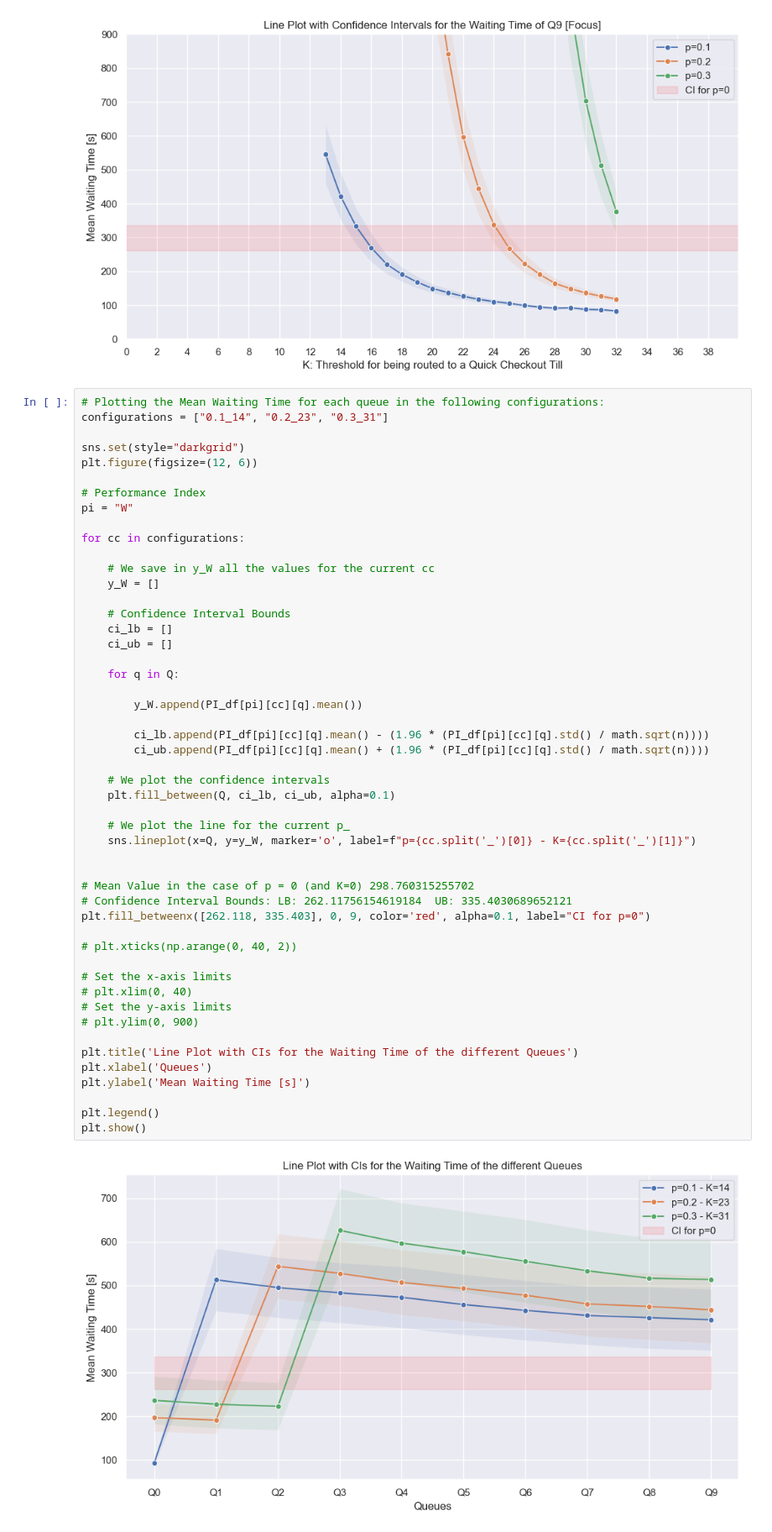
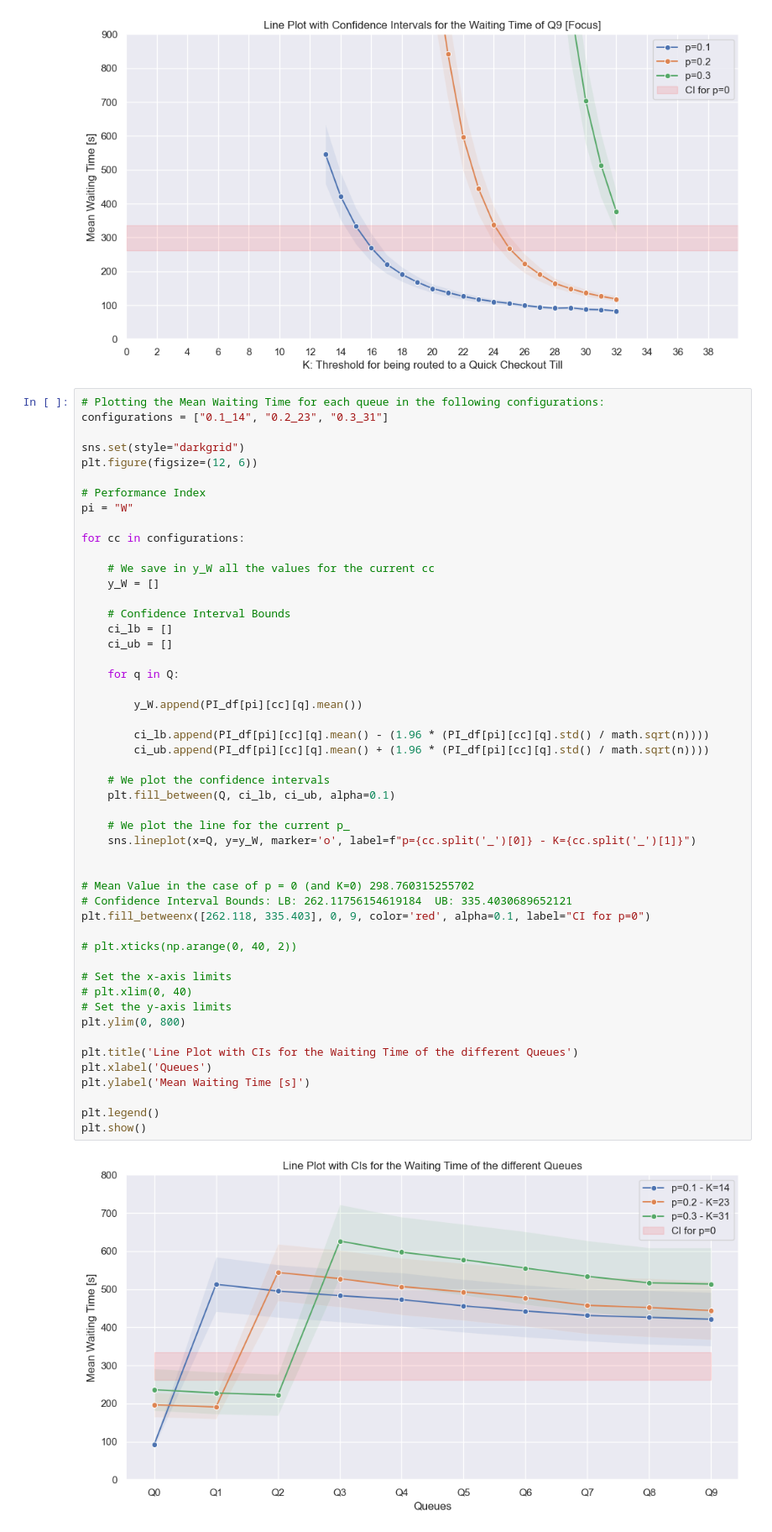
Before and after one commit to giovanniligato/P3CSN, a Jupyter notebook: Implementation/Python_Scripts/MainExperiments/First-Exponential/main_script.ipynb, the cells around one changed output. Shown at 84% size. Saved outputs shown, nothing was run; the diff lists cells and outputs as text.

```diff
--- a/Implementation/Python_Scripts/MainExperiments/First-Exponential/main_script.ipynb
+++ b/Implementation/Python_Scripts/MainExperiments/First-Exponential/main_script.ipynb
@@ -650,35 +650,35 @@ for cc in configurations:
 
         y_W.append(PI_df[pi][cc][q].mean())
 
         ci_lb.append(PI_df[pi][cc][q].mean() - (1.96 * (PI_df[pi][cc][q].std() / math.sqrt(n))))
         ci_ub.append(PI_df[pi][cc][q].mean() + (1.96 * (PI_df[pi][cc][q].std() / math.sqrt(n))))
 
     # We plot the confidence intervals
     plt.fill_between(Q, ci_lb, ci_ub, alpha=0.1)
 
     # We plot the line for the current p_
     sns.lineplot(x=Q, y=y_W, marker='o', label=f"p={cc.split('_')[0]} - K={cc.split('_')[1]}")
 
 
 # Mean Value in the case of p = 0 (and K=0) 298.760315255702
 # Confidence Interval Bounds: LB: 262.11756154619184  UB: 335.4030689652121
 plt.fill_betweenx([262.118, 335.403], 0, 9, color='red', alpha=0.1, label="CI for p=0")
 
 # plt.xticks(np.arange(0, 40, 2))
 
 # Set the x-axis limits
 # plt.xlim(0, 40)
 # Set the y-axis limits
-# plt.ylim(0, 900)
+plt.ylim(0, 800)
 
 plt.title('Line Plot with CIs for the Waiting Time of the different Queues')
 plt.xlabel('Queues')
 plt.ylabel('Mean Waiting Time [s]')
 
 plt.legend()
 plt.show()
 # %% [output]
-[figure, old version]
+[figure, new version]
 # %%
 # (BarPlot) Mean Waiting Time for each queue in the following configurations:
 configurations = ["0.1_14", "0.2_23", "0.3_31"]
```
Also changed, not shown: 12 other files.
